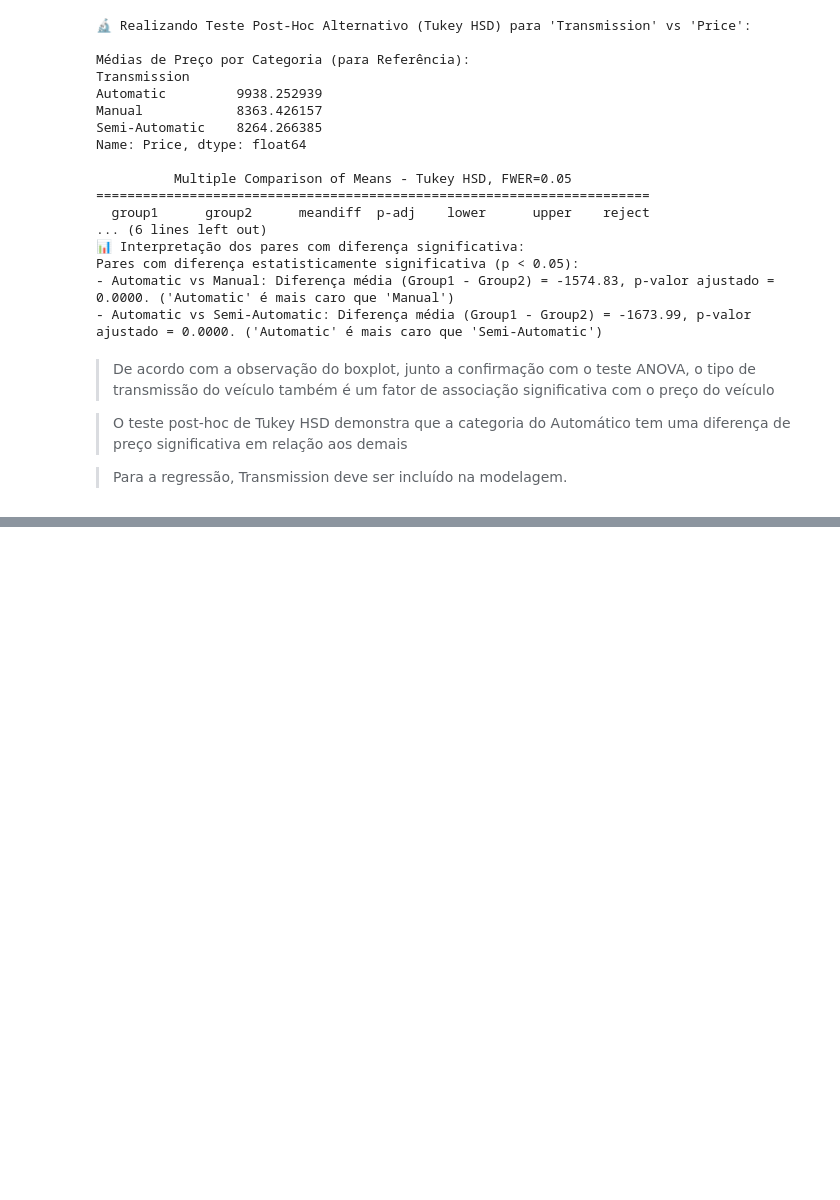
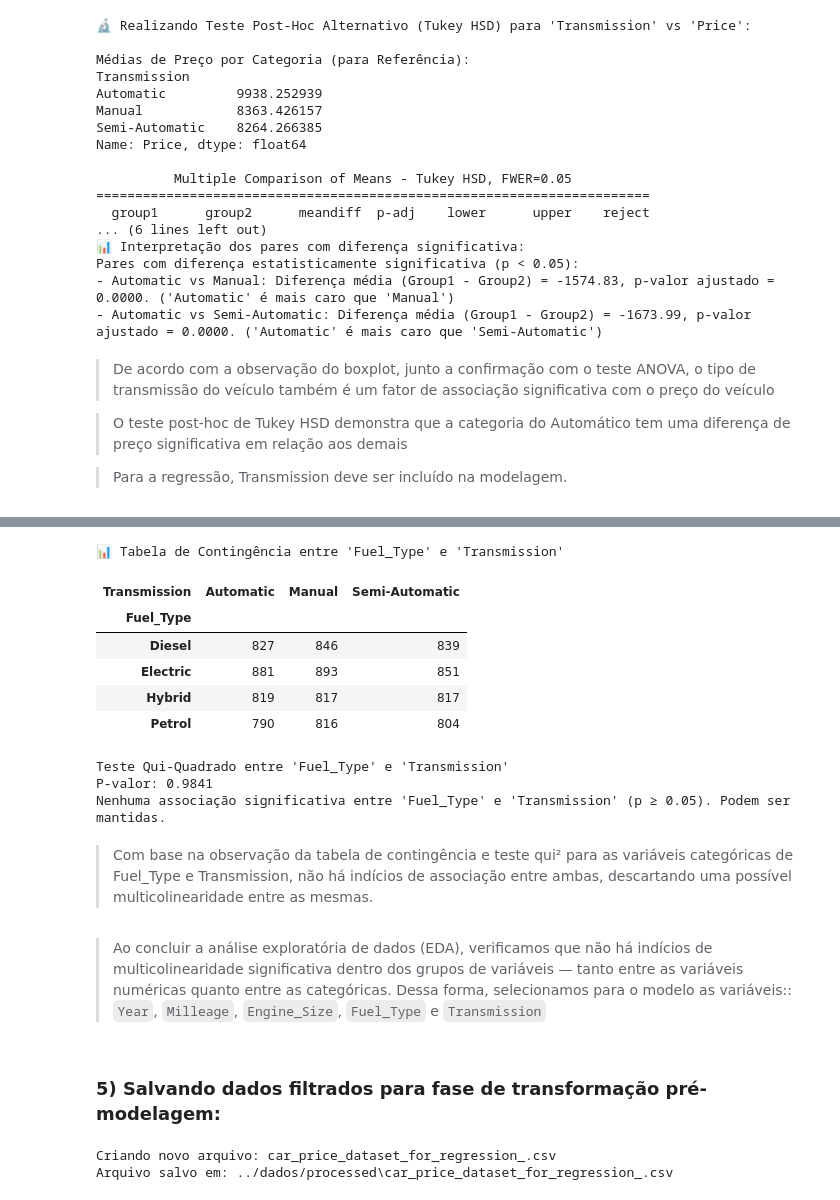
Before and after one commit to gabrielgvss/Regressao-Precos-Carros, a Jupyter notebook: notebooks/EDA.ipynb, the cells around one changed output, grey strips where cells are left out. Saved outputs shown, nothing was run; the diff lists cells and outputs as text; code cells hidden in the pictures; blank space fills up the shorter version.

```diff
--- a/notebooks/EDA.ipynb
+++ b/notebooks/EDA.ipynb
@@ -1112,0 +1202,60 @@ Pares com diferença estatisticamente significativa (p < 0.05):
+# %%
+# Tabela de contingência
+tabela_contingencia = pd.crosstab(df_variaveis_correlacionadas['Fuel_Type'], df_variaveis_correlacionadas['Transmission'])
+print("\n📊 Tabela de Contingência entre 'Fuel_Type' e 'Transmission'")
+tabela_contingencia
+# %% [output]
+📊 Tabela de Contingência entre 'Fuel_Type' e 'Transmission'
+| Transmission | Automatic | Manual | Semi-Automatic |
+| Fuel_Type |  |  |  |
+| Diesel | 827 | 846 | 839 |
+| Electric | 881 | 893 | 851 |
+| Hybrid | 819 | 817 | 817 |
+| Petrol | 790 | 816 | 804 |
+# %%
+# --- Definir variáveis ---
+cat1 = 'Fuel_Type'
+cat2 = 'Transmission'
+
+# --- Teste de associação entre variáveis categóricas ---
+print(f"\nTeste Qui-Quadrado entre '{cat1}' e '{cat2}'")
+chi2, p, dof, expected = stats.chi2_contingency(tabela_contingencia)
+print(f"P-valor: {p:.4f}")
+
+# Interpretação do p-valor
+if p < 0.05:
+    print(f"Há associação significativa entre '{cat1}' e '{cat2}' (p < 0.05). Pode haver redundância.")
+else:
+    print(f"Nenhuma associação significativa entre '{cat1}' e '{cat2}' (p ≥ 0.05). Podem ser mantidas.")
+# %% [output]
+Teste Qui-Quadrado entre 'Fuel_Type' e 'Transmission'
+P-valor: 0.9841
+Nenhuma associação significativa entre 'Fuel_Type' e 'Transmission' (p ≥ 0.05). Podem ser mantidas.
+# %% [markdown]
+> Com base na observação da tabela de contingência e teste qui² para as variáveis categóricas de Fuel_Type e Transmission, não há indícios de associação entre ambas, descartando uma possível multicolinearidade entre as mesmas.
+# %% [markdown]
+> Ao concluir a análise exploratória de dados (EDA), verificamos que não há indícios de multicolinearidade significativa dentro dos grupos de variáveis — tanto entre as variáveis numéricas quanto entre as categóricas. Dessa forma, selecionamos para o modelo as variáveis:: `Year`, `Milleage`, `Engine_Size`, `Fuel_Type` e `Transmission`
+# %% [markdown]
+### 5) Salvando dados filtrados para fase de transformação pré-modelagem:
+# %%
+dados_para_transformacao = df_variaveis_correlacionadas.copy()
+
+diretorio = '../dados/processed'
+nome_arquivo = 'car_price_dataset_for_regression_.csv'
+caminho_completo = os.path.join(diretorio, nome_arquivo)
+
+# Criar diretório se não existir
+os.makedirs(diretorio, exist_ok=True)
+
+# Verificar se já existe
+if os.path.isfile(caminho_completo):
+    print(f"Arquivo {nome_arquivo} já existia, será sobrescrito.")
+else:
+    print(f"Criando novo arquivo: {nome_arquivo}")
+
+# Salvar
+dados_para_transformacao.to_csv(caminho_completo, index=False)
+print(f"Arquivo salvo em: {caminho_completo}")
+# %% [output]
+Criando novo arquivo: car_price_dataset_for_regression_.csv
+Arquivo salvo em: ../dados/processed\car_price_dataset_for_regression_.csv
```
Also changed, not shown: parts of 11 cells of this notebook, 1 other file.
